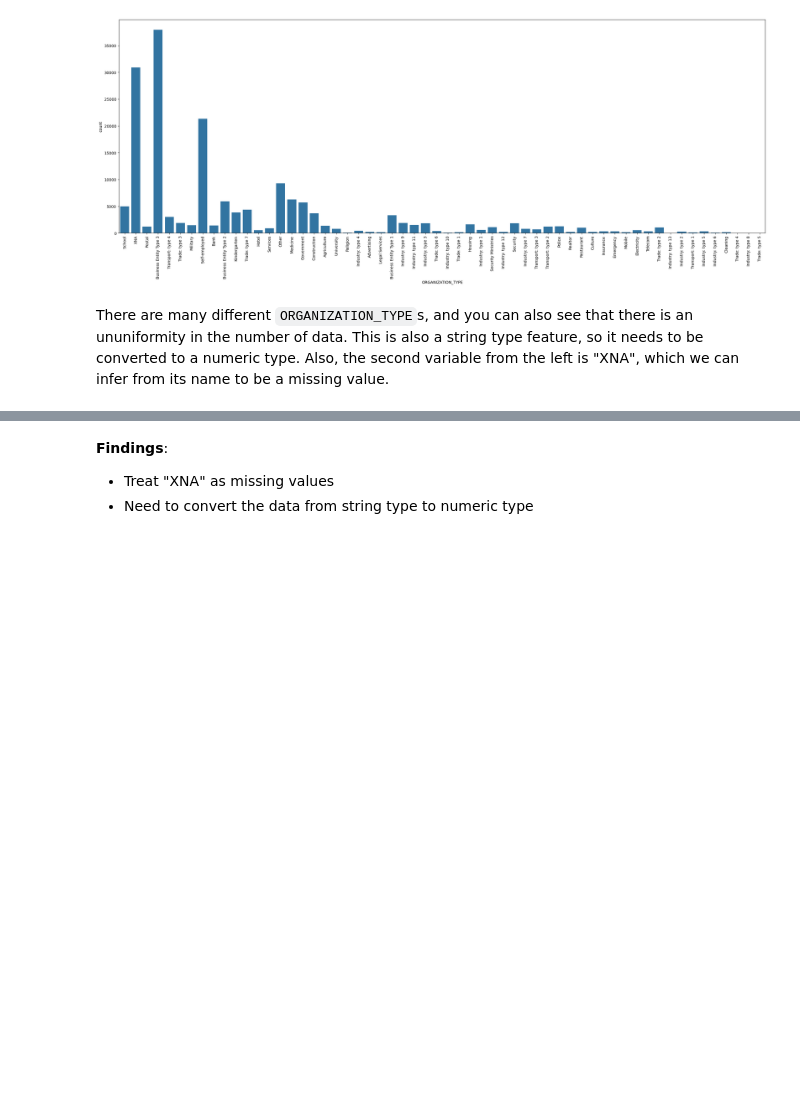
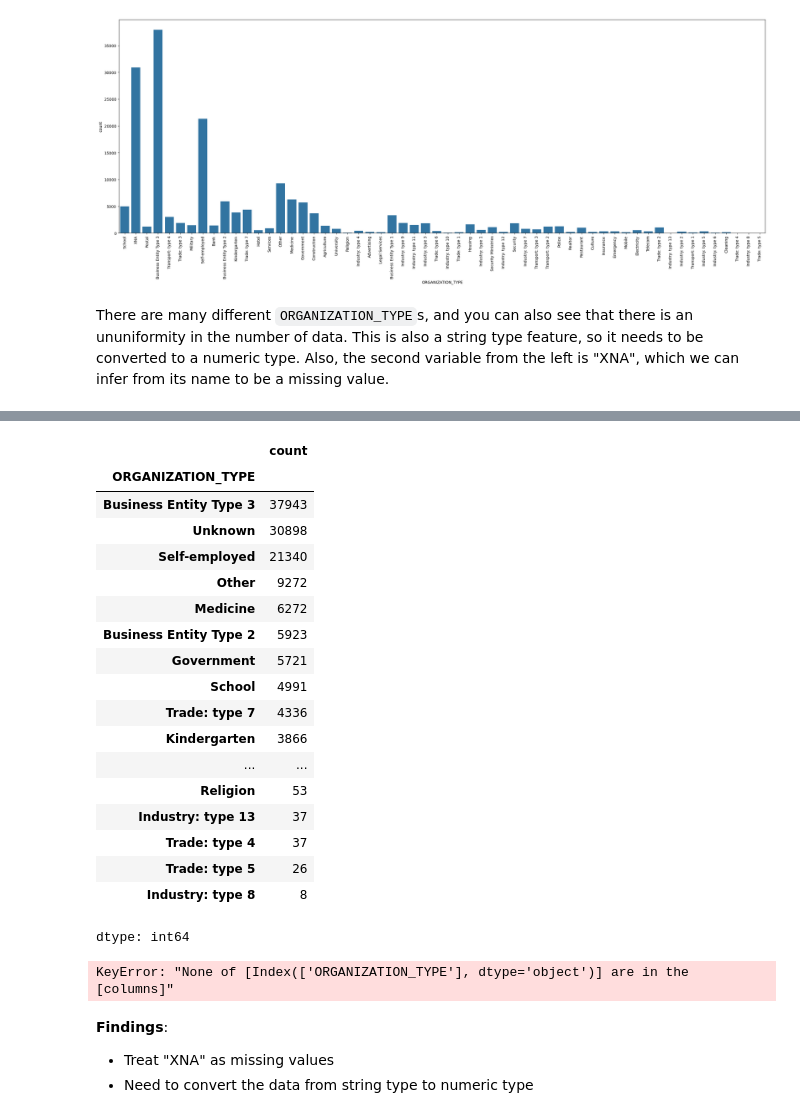
Before and after one commit to BlessedAron254/home-credit-default-risk, a Jupyter notebook: tutorialmodel2.ipynb, the cells around one changed output, grey strips where cells are left out. Drawn from its saved outputs; the diff is of its cells as text; code cells hidden in the pictures; blank space fills up the shorter version.

```diff
--- a/tutorialmodel2.ipynb
+++ b/tutorialmodel2.ipynb
@@ -370,3 +438,47 @@ There are many different `ORGANIZATION_TYPE`s, and you can also see that there i
+# %%
+# Replace XNA with Unknown because it represents an unknown organization type.
+# We retain these applicants instead of deleting their records.
+
+train["ORGANIZATION_TYPE"] = train["ORGANIZATION_TYPE"].replace("XNA", "Unknown")
+
+test["ORGANIZATION_TYPE"] = test["ORGANIZATION_TYPE"].replace("XNA", "Unknown")
+# %%
+# Count organization categories again to confirm that XNA was replaced.
+# Unknown should now appear in the category distribution.
+
+train["ORGANIZATION_TYPE"].value_counts(dropna=False)
+# %% [output]
+|  | count |
+| ORGANIZATION_TYPE |  |
+| Business Entity Type 3 | 37943 |
+| Unknown | 30898 |
+| Self-employed | 21340 |
+| Other | 9272 |
+| Medicine | 6272 |
+| Business Entity Type 2 | 5923 |
+| Government | 5721 |
+| School | 4991 |
+| Trade: type 7 | 4336 |
+| Kindergarten | 3866 |
+| ... | ... |
+| Religion | 53 |
+| Industry: type 13 | 37 |
+| Trade: type 4 | 37 |
+| Trade: type 5 | 26 |
+| Industry: type 8 | 8 |
+dtype: int64
+# %%
+# Convert organization names from text into numerical binary columns.
+# Each organization category receives its own column.
+# 1 means the applicant belongs to that category; 0 means they do not.
+
+train = pd.get_dummies(
+    train,
+    columns=["ORGANIZATION_TYPE"],
+    dtype=int
+)
+# %% [output]
+KeyError: "None of [Index(['ORGANIZATION_TYPE'], dtype='object')] are in the [columns]"
 # %% [markdown]
 **Findings**:<br>
 * Treat "XNA" as missing values
```
Also changed, not shown: parts of 3 cells of this notebook.
